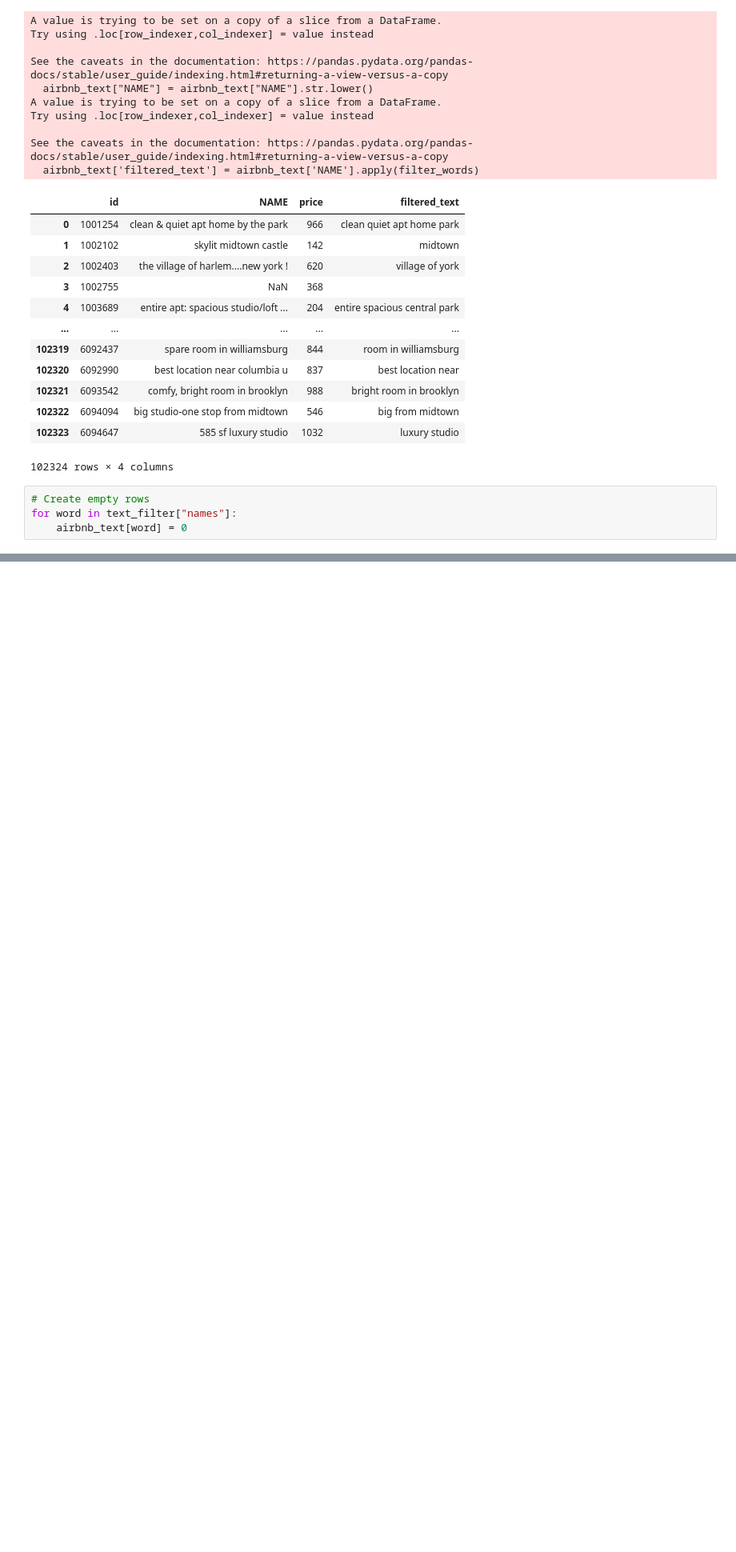
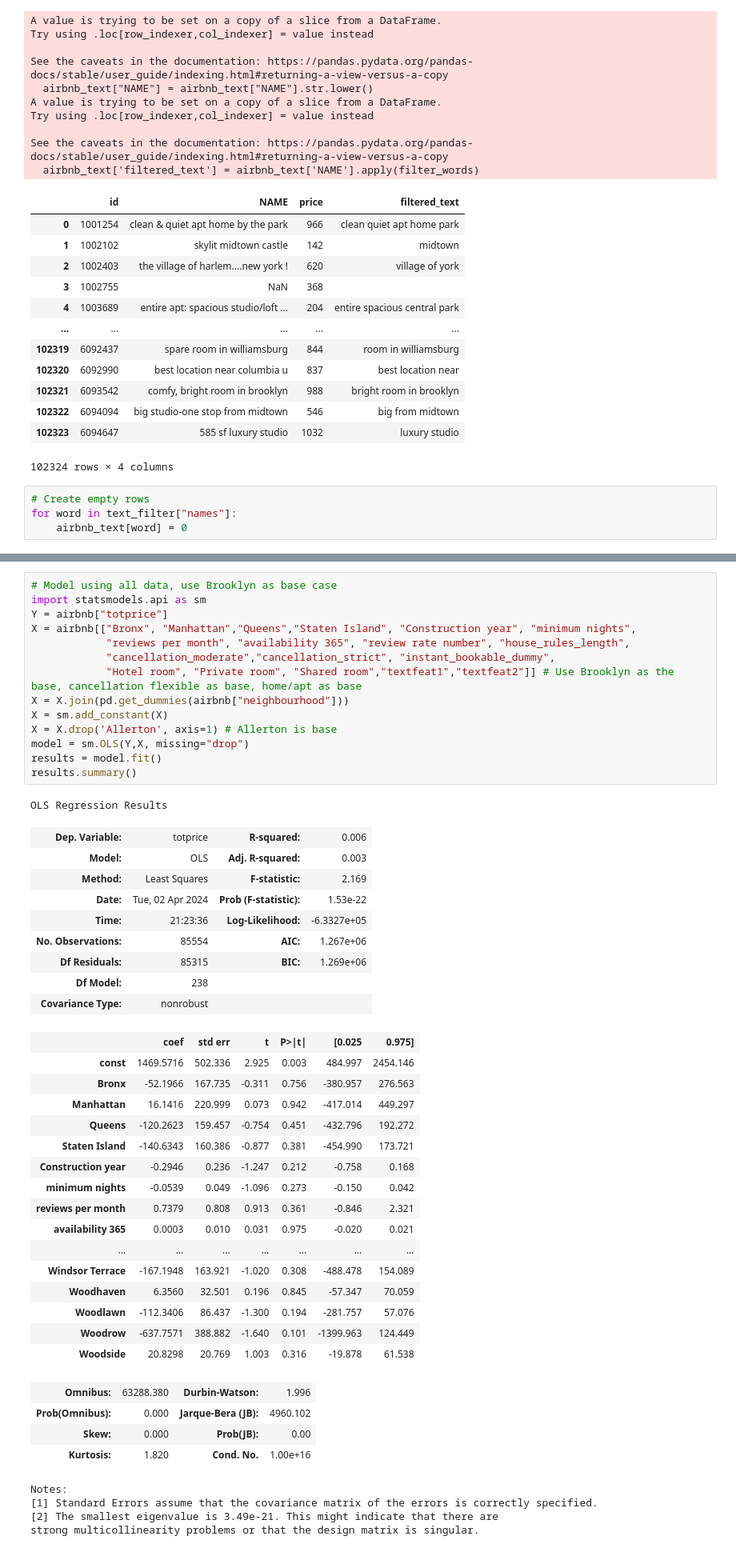
Before and after one commit to joshuajacobs2020/AWS-Comprehend-Bias-Project, a Jupyter notebook: Airbnb_Data_Cleaning.ipynb, the cells around one changed output, grey strips where cells are left out. Shown at 80% size. Saved outputs shown, nothing was run; the diff lists cells and outputs as text; blank space fills up the shorter version.

```diff
--- a/Airbnb_Data_Cleaning.ipynb
+++ b/Airbnb_Data_Cleaning.ipynb
@@ -381,0 +347,49 @@ error: failed to push some refs to 'https://github.com/joshuajacobs2020/AirbnbPr
+# %%
+# Model using all data, use Brooklyn as base case
+import statsmodels.api as sm
+Y = airbnb["totprice"]
+X = airbnb[["Bronx", "Manhattan","Queens","Staten Island", "Construction year", "minimum nights",
+            "reviews per month", "availability 365", "review rate number", "house_rules_length",
+            "cancellation_moderate","cancellation_strict", "instant_bookable_dummy",
+            "Hotel room", "Private room", "Shared room","textfeat1","textfeat2"]] # Use Brooklyn as the base, cancellation flexible as base, home/apt as base
+X = X.join(pd.get_dummies(airbnb["neighbourhood"]))
+X = sm.add_constant(X)
+X = X.drop('Allerton', axis=1) # Allerton is base
+model = sm.OLS(Y,X, missing="drop")
+results = model.fit()
+results.summary()
+# %% [output]
+OLS Regression Results
+| Dep. Variable: | totprice | R-squared: | 0.006 |
+| Model: | OLS | Adj. R-squared: | 0.003 |
+| Method: | Least Squares | F-statistic: | 2.169 |
+| Date: | Tue, 02 Apr 2024 | Prob (F-statistic): | 1.53e-22 |
+| Time: | 21:23:36 | Log-Likelihood: | -6.3327e+05 |
+| No. Observations: | 85554 | AIC: | 1.267e+06 |
+| Df Residuals: | 85315 | BIC: | 1.269e+06 |
+| Df Model: | 238 |  |  |
+| Covariance Type: | nonrobust |  |  |
+|  | coef | std err | t | P>|t| | [0.025 | 0.975] |
+| const | 1469.5716 | 502.336 | 2.925 | 0.003 | 484.997 | 2454.146 |
+| Bronx | -52.1966 | 167.735 | -0.311 | 0.756 | -380.957 | 276.563 |
+| Manhattan | 16.1416 | 220.999 | 0.073 | 0.942 | -417.014 | 449.297 |
+| Queens | -120.2623 | 159.457 | -0.754 | 0.451 | -432.796 | 192.272 |
+| Staten Island | -140.6343 | 160.386 | -0.877 | 0.381 | -454.990 | 173.721 |
+| Construction year | -0.2946 | 0.236 | -1.247 | 0.212 | -0.758 | 0.168 |
+| minimum nights | -0.0539 | 0.049 | -1.096 | 0.273 | -0.150 | 0.042 |
+| reviews per month | 0.7379 | 0.808 | 0.913 | 0.361 | -0.846 | 2.321 |
+| availability 365 | 0.0003 | 0.010 | 0.031 | 0.975 | -0.020 | 0.021 |
+| ... | ... | ... | ... | ... | ... | ... |
+| Windsor Terrace | -167.1948 | 163.921 | -1.020 | 0.308 | -488.478 | 154.089 |
+| Woodhaven | 6.3560 | 32.501 | 0.196 | 0.845 | -57.347 | 70.059 |
+| Woodlawn | -112.3406 | 86.437 | -1.300 | 0.194 | -281.757 | 57.076 |
+| Woodrow | -637.7571 | 388.882 | -1.640 | 0.101 | -1399.963 | 124.449 |
+| Woodside | 20.8298 | 20.769 | 1.003 | 0.316 | -19.878 | 61.538 |
+| Omnibus: | 63288.380 | Durbin-Watson: | 1.996 |
+| Prob(Omnibus): | 0.000 | Jarque-Bera (JB): | 4960.102 |
+| Skew: | 0.000 | Prob(JB): | 0.00 |
+| Kurtosis: | 1.820 | Cond. No. | 1.00e+16 |
+Notes:
+[1] Standard Errors assume that the covariance matrix of the errors is correctly specified.
+[2] The smallest eigenvalue is 3.49e-21. This might indicate that there are
+strong multicollinearity problems or that the design matrix is singular.
```
Also changed, not shown: parts of 27 cells of this notebook.
